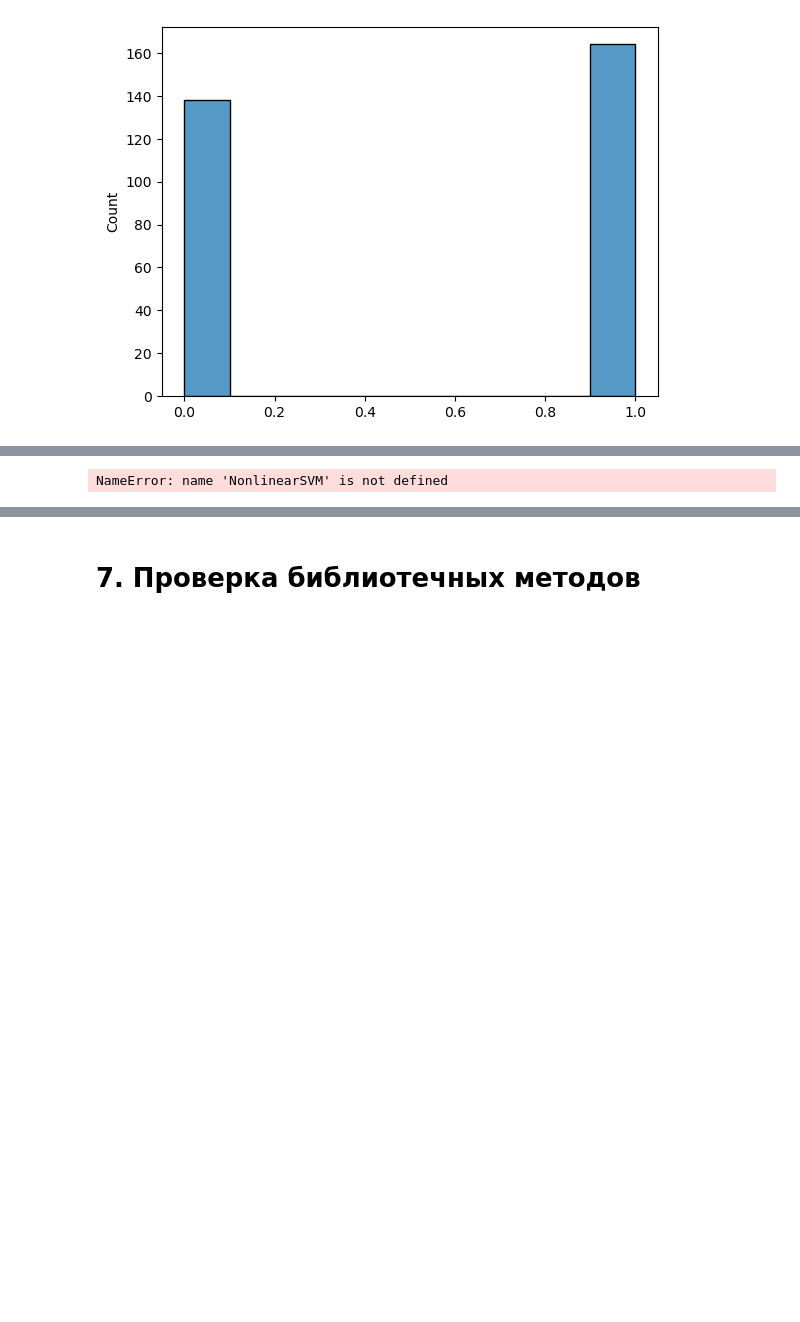
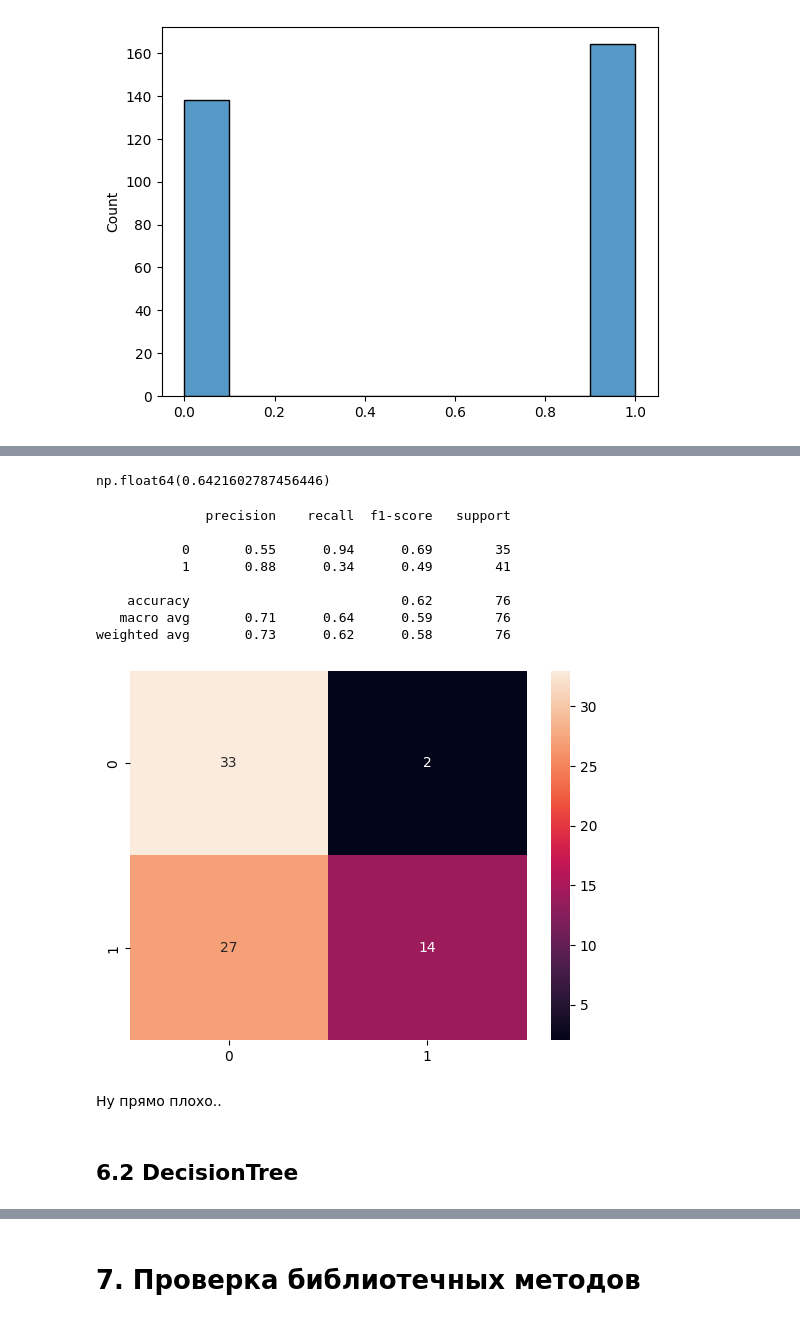
Before and after one commit to MaksimTraper/ml_courses, a Jupyter notebook: SPBU_Classic_ML/HW3_Classification/Traper_ML_HW3_Classification.ipynb, the cells around one changed output, grey strips where cells are left out. Drawn from its saved outputs; the diff is of its cells as text; code cells hidden in the pictures; blank space fills up the shorter version.

Commit message:
SPBU_ML_Course HW3: task about classification is done

```diff
--- a/SPBU_Classic_ML/HW3_Classification/Traper_ML_HW3_Classification.ipynb
+++ b/SPBU_Classic_ML/HW3_Classification/Traper_ML_HW3_Classification.ipynb
@@ -467,6 +456,9 @@ class MyNonlinearSVM:
         self.X = X
         self.y = y
 
+        self.count_objects = self.X.shape[0]
+        self.count_features = self.X.shape[1]
+
         self.gamma = gamma
         self.C = C
 
@@ -490,10 +482,8 @@ class MyNonlinearSVM:
         """
         Обучение SVM с использованием RBF ядра.
         """
-        # Вычисление матрицы ядра
         K = self.compute_kernel_matrix()
 
-        # Определение целевой функции для минимизации
         def objective(alpha):
             return 0.5 * np.sum(
                 alpha[i] * alpha[j] * self.y[i] * self.y[j] * K[i, j]
@@ -501,13 +491,10 @@ class MyNonlinearSVM:
                 for j in range(self.count_objects)
             ) - np.sum(alpha)
 
-        # Ограничения: сумма alpha * y = 0
         constraints = {'type': 'eq', 'fun': lambda alpha: np.dot(alpha, self.y)}
 
-        # Ограничения для alpha: 0 <= alpha_i <= C
         bounds = [(0, self.C) for _ in range(self.count_objects)]
 
-        # Оптимизация с помощью scipy.optimize.minimize
         result = minimize(
             fun=objective,
             x0=np.zeros(self.count_objects),
@@ -518,9 +505,10 @@ class MyNonlinearSVM:
         if not result.success:
             raise ValueError("Оптимизация не сошлась: " + result.message)
 
-        # Сохранение результатов оптимизации
         self.alpha = result.x
         self.b = self.calculate_bias(K)
+
+        return self
 
     def calculate_bias(self, K):
         """
@@ -539,14 +527,12 @@ class MyNonlinearSVM:
         """
         Прогнозирование меток для тестовых данных.
         """
-        # Вычисление матрицы ядра между X_test и обучающими объектами self.X
         K_test = np.exp(-self.gamma * cdist(X_test, self.X, 'sqeuclidean'))
 
-        # Вычисление решения для каждого тестового объекта
         decision = (K_test @ (self.alpha * self.y)) + self.b
 
-        # Применение функции знака для получения предсказанных меток
         y_pred = np.sign(decision)
+        y_pred[y_pred == -1] = 0
         return y_pred
 
 class MySVM:
@@ -586,6 +572,10 @@ class MySVM:
             self.svm = MyLinearSVM(self.X, self.y, C=self.C).fit()
         elif self.kernel == 'rbf':
             self.svm = MyNonlinearSVM(self.X, self.y, C=self.C, gamma=self.gamma).fit()
+        else:
+            raise ValueError("Несуществующее ядро")
+
+        return self
 
     def fit(self):
         """
@@ -610,7 +600,7 @@ class MySVM:
         if isinstance(X, (pl.DataFrame, pd.DataFrame)):
             X = X.to_numpy()
 
-        if self.W is None or self.b is None:
+        if self.svm is None:
             raise ValueError("Модель ещё не обучена. Сначала вызовите метод `fit`.")
 
         return self.svm.predict(X)
@@ -721,7 +763,25 @@ X_test = scaler.transform(X_test)
 # %%
-svm = MySVM(X_train, y_train, C=1.0)
+svm = MySVM(X_train, y_train, C=7.0, kernel='rbf', gamma=0.7)
 svm.fit()
 
-predictions = svm.predict(X_test)
+y_pred = svm.predict(X_test)
+roc_auc_score(y_test, y_pred)
 # %% [output]
-NameError: name 'NonlinearSVM' is not defined
+np.float64(0.6421602787456446)
+# %%
+sns.heatmap(confusion_matrix(y_test, y_pred), annot=True)
+print(classification_report(y_test,y_pred))
+# %% [output]
+              precision    recall  f1-score   support
+
+           0       0.55      0.94      0.69        35
+           1       0.88      0.34      0.49        41
+
+    accuracy                           0.62        76
+   macro avg       0.71      0.64      0.59        76
+weighted avg       0.73      0.62      0.58        76
+[figure, added]
+# %% [markdown]
+Ну прямо плохо..
+# %% [markdown]
+## 6.2 DecisionTree
```
Also changed, not shown: parts of 35 cells of this notebook.
